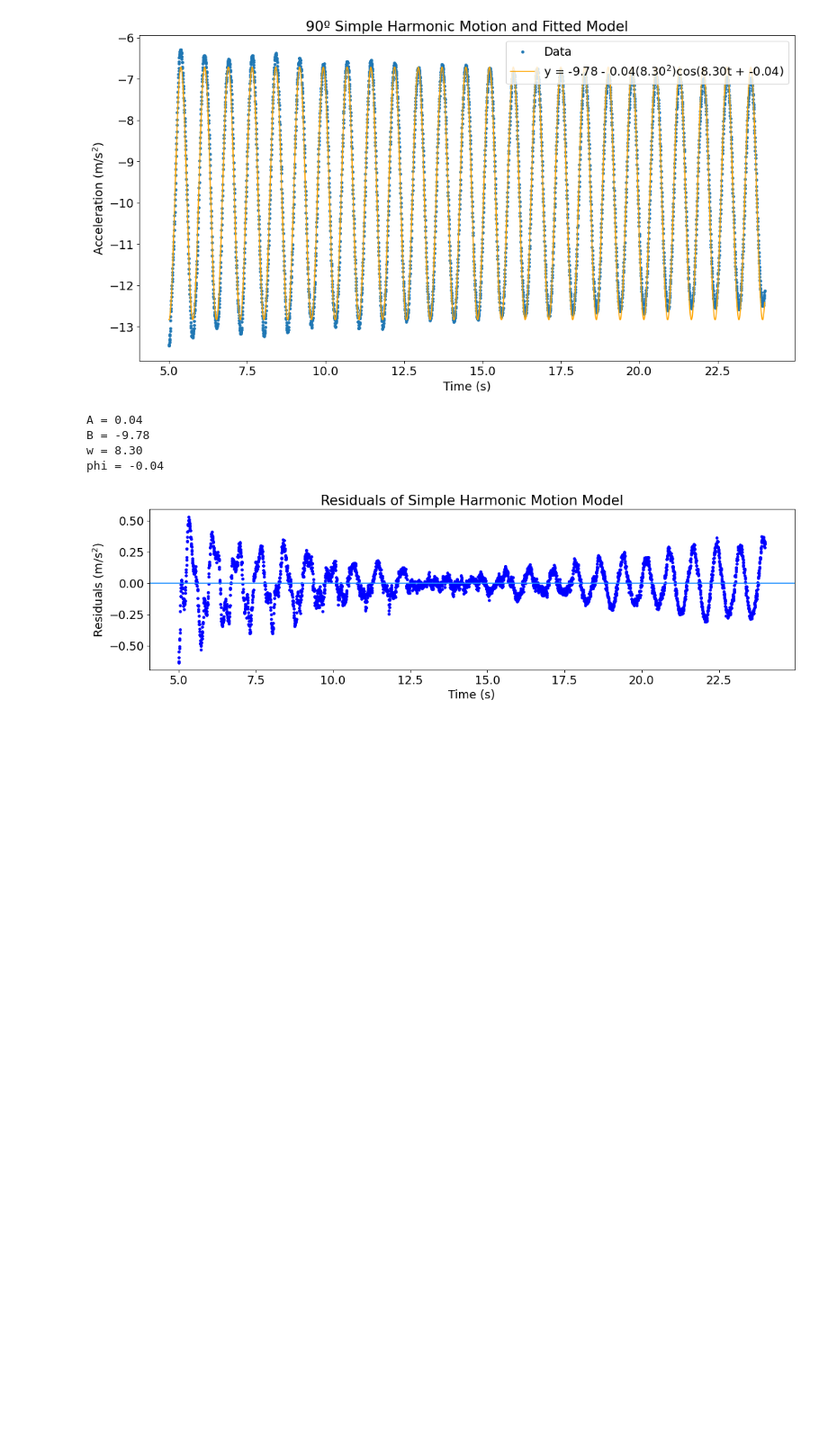
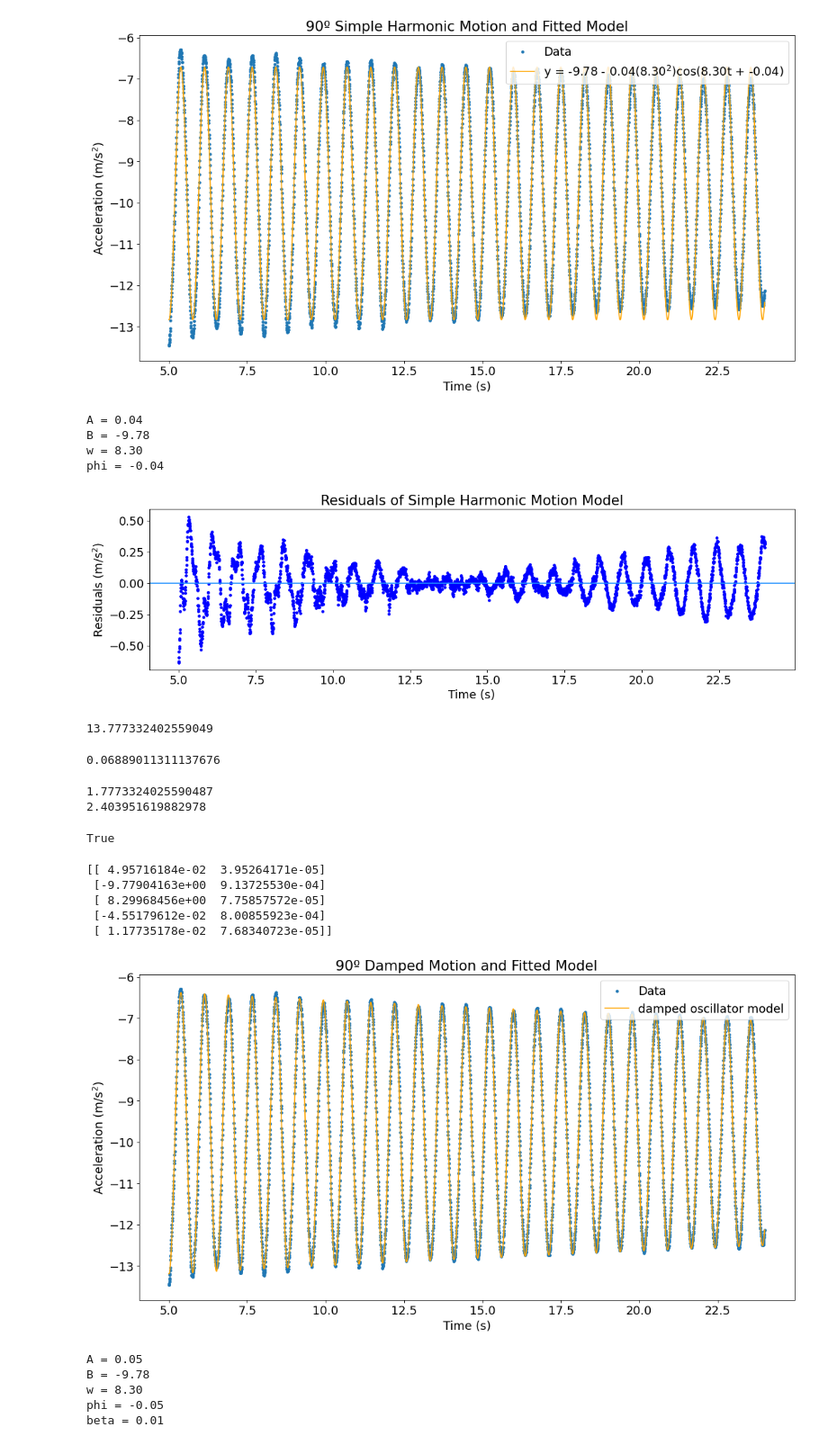
Before and after one commit to elixcabeth/physics-5bl, a Jupyter notebook: 5BL lab 07/5BL lab 07_90deg.ipynb, the cells around one changed output. Shown at 90% size. Cells and saved outputs as stored; diff of their text form; code cells hidden in the pictures; blank space fills up the shorter version.

```diff
--- a/5BL lab 07/5BL lab 07_90deg.ipynb
+++ b/5BL lab 07/5BL lab 07_90deg.ipynb
@@ -109,3 +110,69 @@ plt.ylabel("Residuals (m/s$^2$)")
 plt.show()
 # %% [output]
 [figure]
+# %%
+# calculate k
+m = 0.2
+k = m * w ** 2
+k
+# %% [output]
+13.777332402559049
+# %%
+# k error
+m_err = 0.001
+k_err = k * np.sqrt(4 * (w_err / w) ** 2 + (m_err / m) ** 2)
+k_err
+# %% [output]
+0.06889011311137676
+# %%
+# agreement test
+print(np.abs(k - 12))
+print(2 * np.sqrt(1.2 ** 2 + k_err ** 2))
+np.abs(k - 12) < 2 * np.sqrt(1.2 ** 2 + k_err ** 2)
+# %% [output]
+1.7773324025590487
+2.403951619882978
+True
+# %%
+# damped harmonic motion model
+# acceleration
+def vdamped_a(t, A, B, w, phi, beta):
+    return B + A * np.exp(-beta*t) * ((beta**2-w**2)*np.cos(w*t + phi)+2*beta*w*np.sin(w*t+phi))
+# %%
+# curve fit
+start_params = (Ainit, Binit, winit, phiinit, betainit)
+params, cov = fit.curve_fit(vdamped_a, tvals-start_time, yvals, p0=start_params)
+[A, B, w, phi, beta] = params
+
+std_errs = np.sqrt(np.diag(cov))
+(A_err, B_err, w_err, phi_err, beta_err) = std_errs
+print(np.transpose([params, std_errs]))
+
+ypred = vdamped_a(tvals-start_time, A, B, w, phi, beta)
+# %% [output]
+[[ 4.95716184e-02  3.95264171e-05]
+ [-9.77904163e+00  9.13725530e-04]
+ [ 8.29968456e+00  7.75857572e-05]
+ [-4.55179612e-02  8.00855923e-04]
+ [ 1.17735178e-02  7.68340723e-05]]
+# %%
+fig1 = plt.figure(figsize=(16, 8), dpi= 80, facecolor='w', edgecolor='k')
+plt.rcParams.update({'font.size': '16'})
+
+plt.scatter(tvals, yvals, s=10, label="Data")
+plt.plot(tvals, ypred, color='orange', label="damped oscillator model")
+
+plt.title("90º Damped Motion and Fitted Model")
+plt.xlabel("Time (s)")
+plt.ylabel("Acceleration (m/s$^2$)")
+plt.legend(loc="upper right")
+plt.show()
+
+print(f"A = {A:.2f} \nB = {B:.2f} \nw = {w:.2f} \nphi = {phi:.2f} \nbeta = {beta:.2f}")
+# %% [output]
+[figure, added]
+A = 0.05
+B = -9.78
+w = 8.30
+phi = -0.05
+beta = 0.01
```
Also changed, not shown: parts of 3 cells of this notebook, 1 other file.
